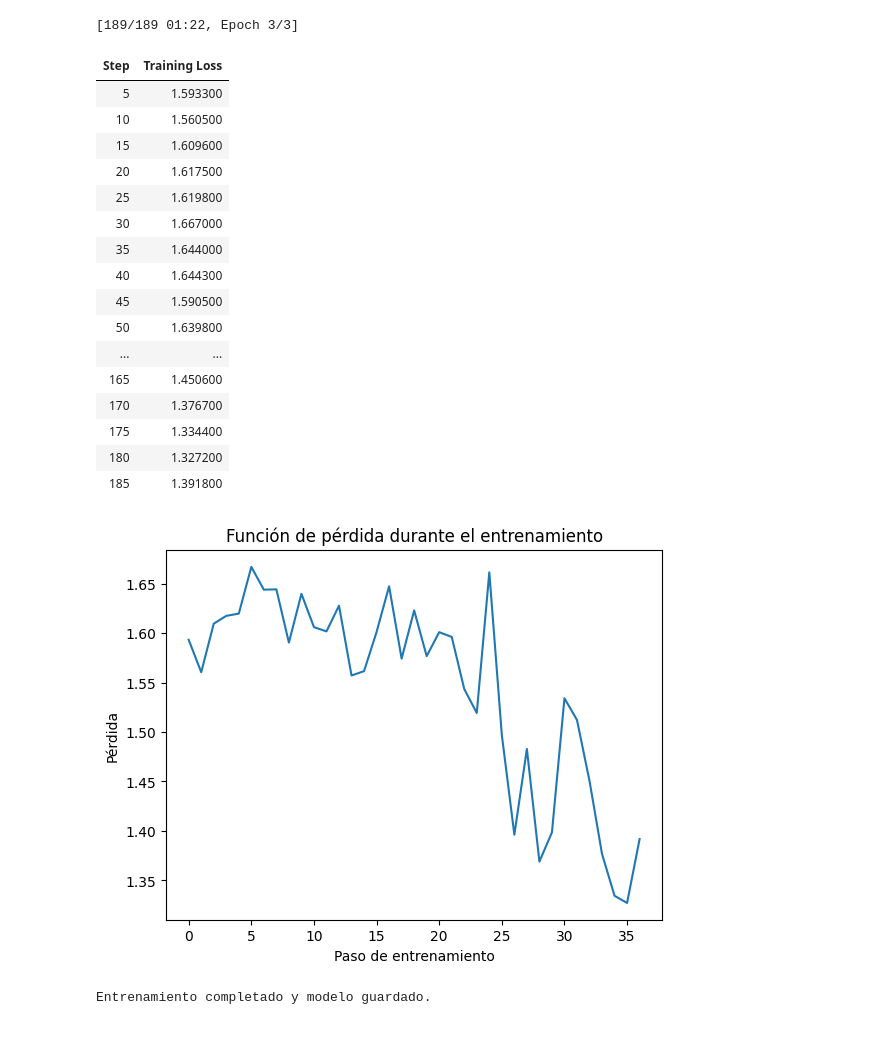
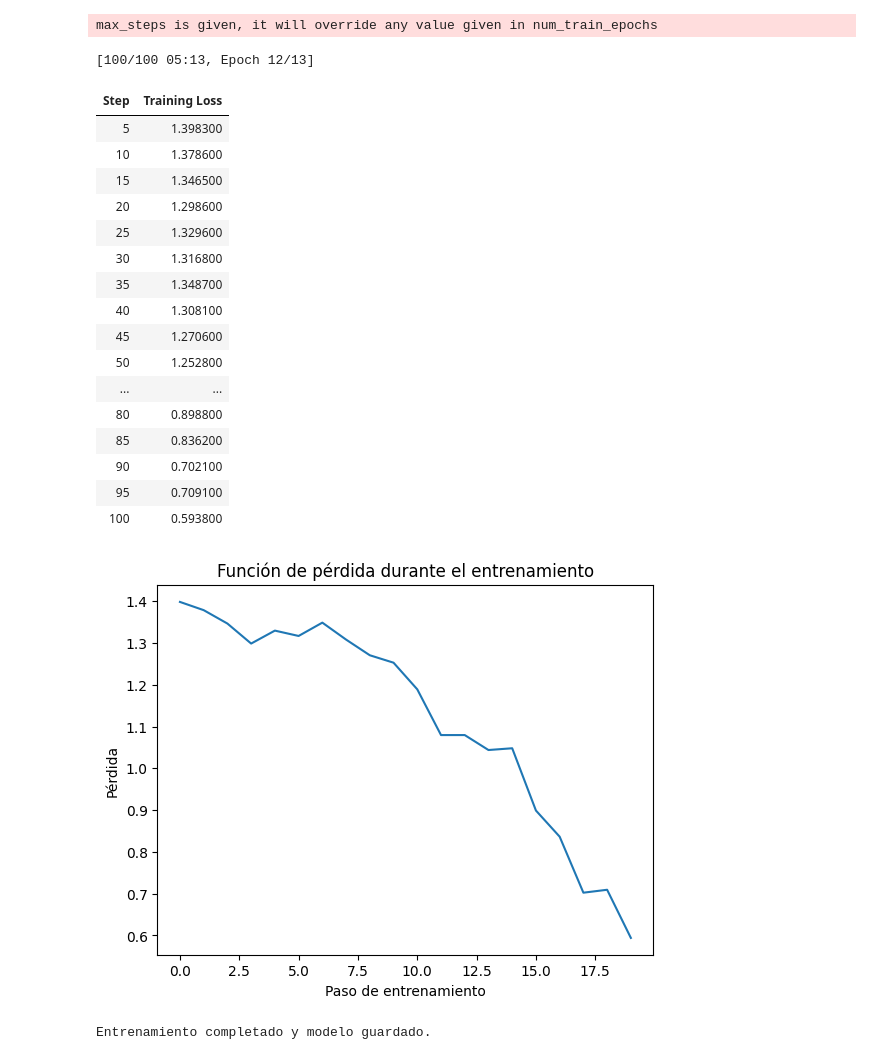
Before and after one commit to CamiloVga/Curso-Inteligencia-Artificial, a Jupyter notebook: Clase_FineTuning_Clasificador_BaseStreaming.ipynb, the cells around one changed output. Saved outputs shown, nothing was run; the diff lists cells and outputs as text; code cells hidden in the pictures.

```diff
--- a/Clase_FineTuning_Clasificador_BaseStreaming.ipynb
+++ b/Clase_FineTuning_Clasificador_BaseStreaming.ipynb
@@ -117,14 +124,17 @@ You should probably TRAIN this model on a down-stream task to be able to use it
 # %%
 # Configurar los argumentos de entrenamiento
 training_args = TrainingArguments(
-    output_dir="./results",
-    num_train_epochs=3,
-    per_device_train_batch_size=8,
-    warmup_steps=500,
-    weight_decay=0.01,
-    logging_dir="./logs",
-    logging_steps=5,  # Registrar la pérdida cada 5 pasos
-    report_to="none"  # Desactivar reporting a herramientas externas como WandB
+    output_dir="./results",  # Directorio para guardar los resultados del modelo.
+    num_train_epochs=3,  # Número de épocas o ciclos completos sobre el conjunto de datos.
+    per_device_train_batch_size=16,  # Tamaño del lote por dispositivo (GPU/CPU) durante el entrenamiento.
+    warmup_steps=200,  # Número de pasos de calentamiento para aumentar progresivamente la tasa de aprendizaje.
+    weight_decay=0.01,  # Tasa de descomposición de pesos para prevenir sobreajuste (regularización).
+    learning_rate=5e-5,  # Tasa de aprendizaje, que determina el tamaño de los pasos de actualización.
+    logging_dir="./logs",  # Directorio para almacenar los registros del entrenamiento.
+    logging_steps=5,  # Frecuencia con la que se registran los resultados (cada cuántos pasos).
+    report_to="none",  # Desactivar reportes a herramientas externas como WandB.
+    gradient_accumulation_steps=4,  # Acumular gradientes durante 4 pasos antes de la actualización de parámetros.
+    max_steps=100  # Número máximo de pasos de entrenamiento; se puede ajustar según sea necesario.
 )
 
 # Definir una función para registrar la pérdida durante el entrenamiento
@@ -139,51 +149,52 @@ class LossRecorder(Trainer):
             self.training_loss.append(logs["loss"])
         super().log(logs)
 
 # Iniciar el entrenamiento
 trainer = LossRecorder(
     model=model,
     args=training_args,
     train_dataset=dataset,
 )
 
 trainer.train()
 
 # Guardar el modelo
 trainer.save_model("./fine_tuned_bert_amazon_reviews")
 
 # Verificar si la lista de pérdidas tiene valores
 if len(trainer.training_loss) > 0:
     # Graficar la pérdida
     plt.plot(trainer.training_loss)
     plt.title('Función de pérdida durante el entrenamiento')
     plt.xlabel('Paso de entrenamiento')
     plt.ylabel('Pérdida')
     plt.show()
 else:
     print("No se registraron valores de pérdida durante el entrenamiento.")
 
 print("Entrenamiento completado y modelo guardado.")
 # %% [output]
-[189/189 01:22, Epoch 3/3]
+max_steps is given, it will override any value given in num_train_epochs
+[100/100 05:13, Epoch 12/13]
 | Step | Training Loss |
-| 5 | 1.593300 |
-| 10 | 1.560500 |
-| 15 | 1.609600 |
-| 20 | 1.617500 |
-| 25 | 1.619800 |
-| 30 | 1.667000 |
-| 35 | 1.644000 |
-| 40 | 1.644300 |
-| 45 | 1.590500 |
-| 50 | 1.639800 |
+| 5 | 1.398300 |
+| 10 | 1.378600 |
+| 15 | 1.346500 |
+| 20 | 1.298600 |
+| 25 | 1.329600 |
+| 30 | 1.316800 |
+| 35 | 1.348700 |
+| 40 | 1.308100 |
+| 45 | 1.270600 |
+| 50 | 1.252800 |
 | ... | ... |
-| 165 | 1.450600 |
-| 170 | 1.376700 |
-| 175 | 1.334400 |
-| 180 | 1.327200 |
-| 185 | 1.391800 |
+| 80 | 0.898800 |
+| 85 | 0.836200 |
+| 90 | 0.702100 |
+| 95 | 0.709100 |
+| 100 | 0.593800 |
-[figure, old version]
+[figure, new version]
-Entrenamiento completado y modelo guardado.
+Entrenamiento completado y modelo guardado.
 # %%
 # Asegurarse de que el modelo esté en el dispositivo correcto
 device = torch.device("cuda" if torch.cuda.is_available() else "cpu")
```
Also changed, not shown: parts of 5 cells of this notebook.
